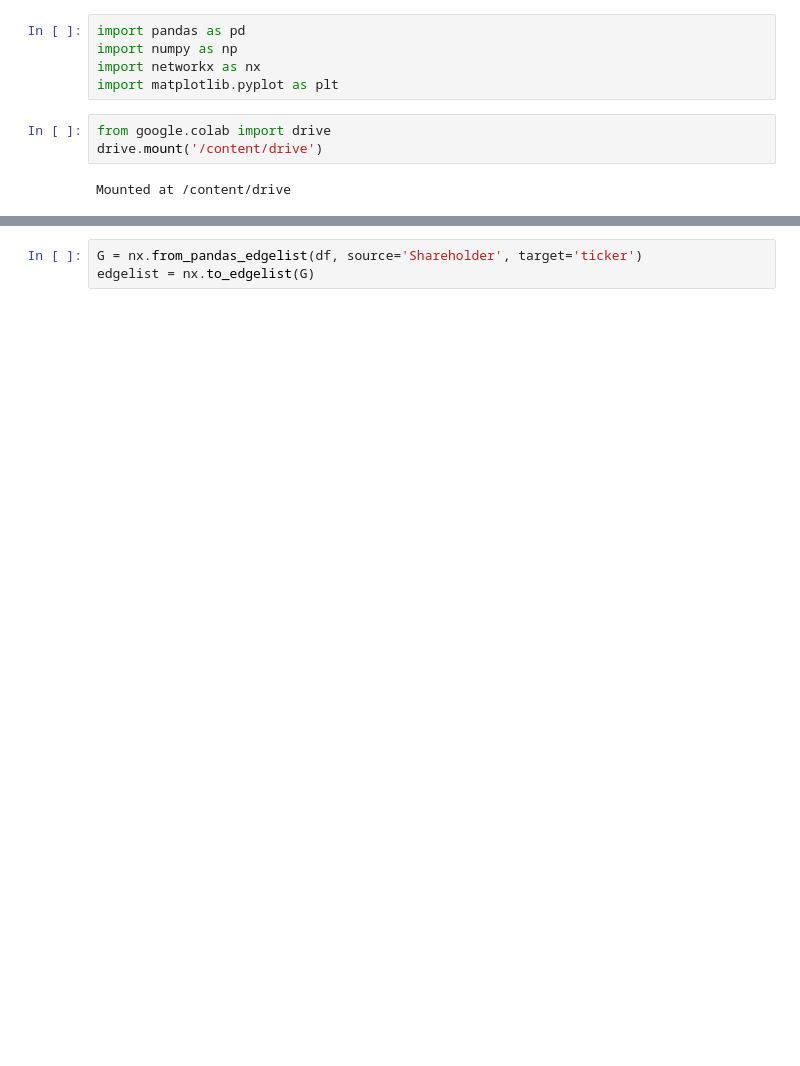
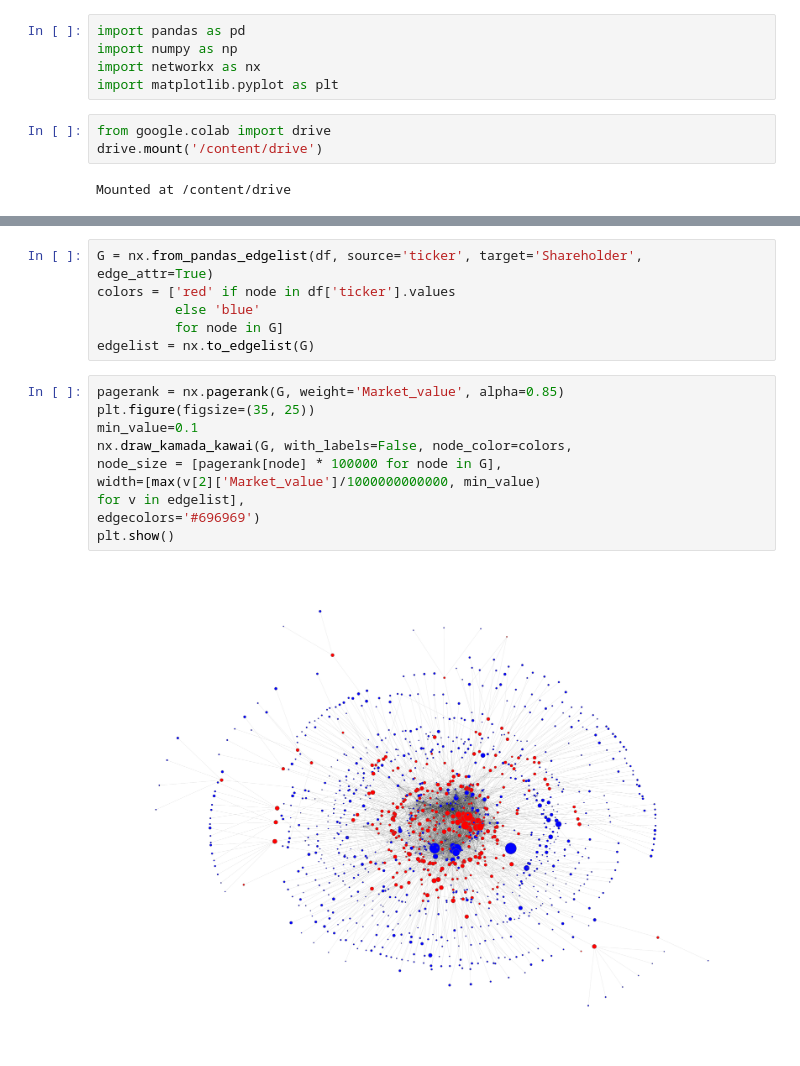
Before and after one commit to dominikjanyga/network-analysis, a Jupyter notebook: 3_network_analysis_testing.ipynb, the cells around one changed output, grey strips where cells are left out. Saved outputs shown, nothing was run; the diff lists cells and outputs as text; blank space fills up the shorter version.

```diff
--- a/3_network_analysis_testing.ipynb
+++ b/3_network_analysis_testing.ipynb
@@ -15,3 +30,18 @@ df = pd.read_csv('/content/drive/MyDrive/Projects/network-analysis/shareholder_f
 # %%
-G = nx.from_pandas_edgelist(df, source='Shareholder', target='ticker')
+G = nx.from_pandas_edgelist(df, source='ticker', target='Shareholder', edge_attr=True)
+colors = ['red' if node in df['ticker'].values
+          else 'blue'
+          for node in G]
 edgelist = nx.to_edgelist(G)
+# %%
+pagerank = nx.pagerank(G, weight='Market_value', alpha=0.85)
+plt.figure(figsize=(35, 25))
+min_value=0.1
+nx.draw_kamada_kawai(G, with_labels=False, node_color=colors,
+node_size = [pagerank[node] * 100000 for node in G],
+width=[max(v[2]['Market_value']/1000000000000, min_value)
+for v in edgelist],
+edgecolors='#696969')
+plt.show()
+# %% [output]
+[figure, added]
```
Also changed, not shown: parts of 1 cell of this notebook.
